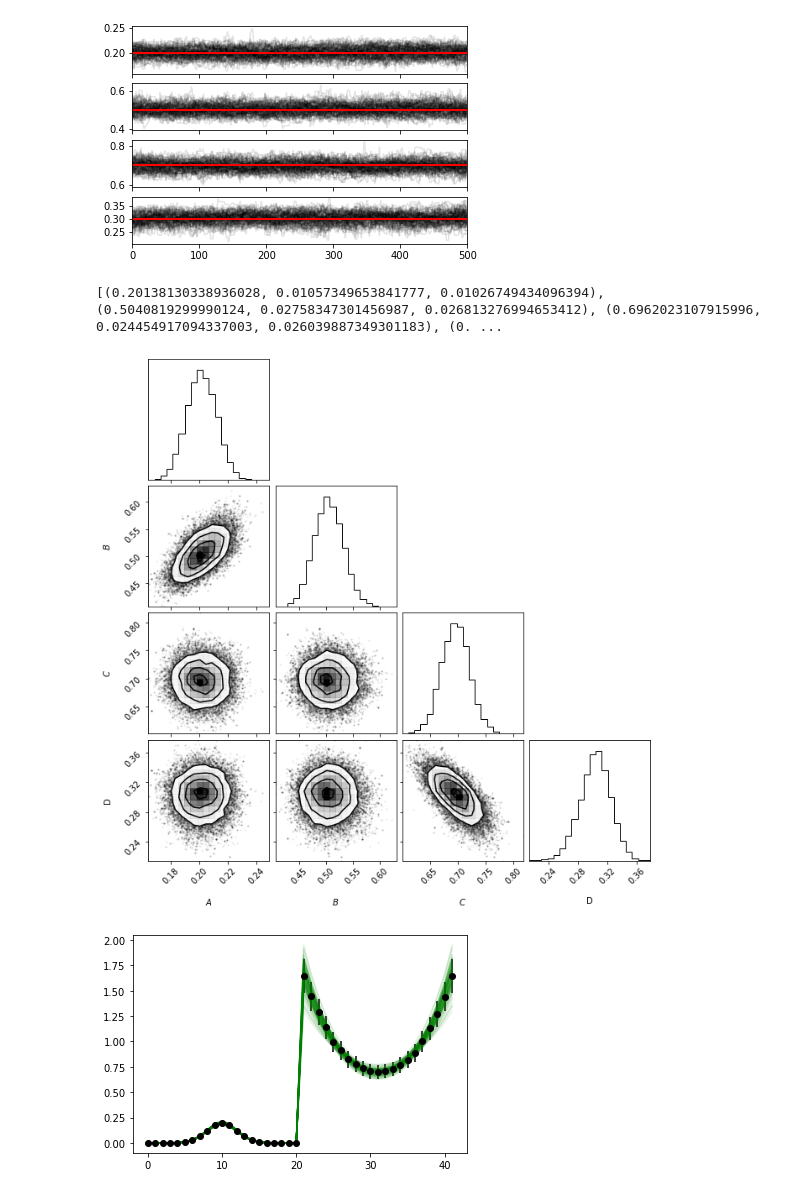
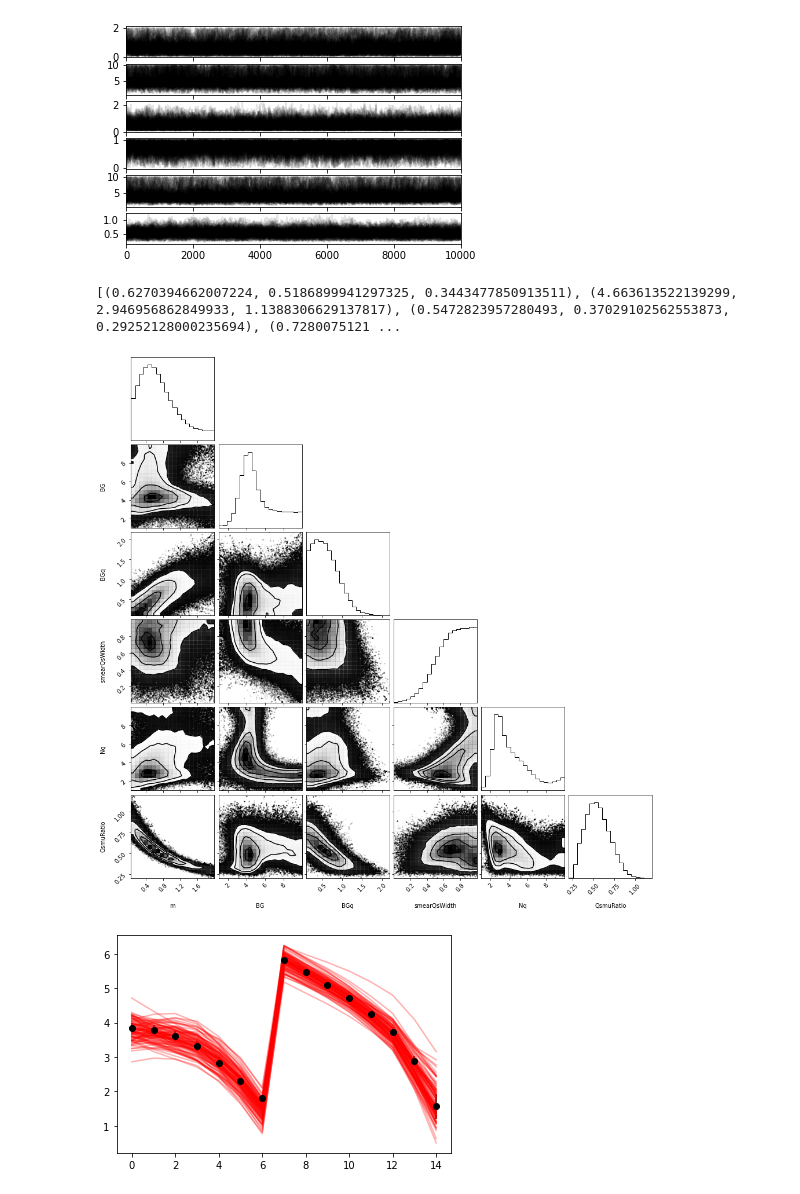
Before and after one commit to chunshen1987/bayesian_analysis, a Jupyter notebook: jupyter_notebook/Run_BayesianAnalysis.ipynb, the cells around one changed output. Cells and saved outputs as stored; diff of their text form; code cells hidden in the pictures.

```diff
--- a/jupyter_notebook/Run_BayesianAnalysis.ipynb
+++ b/jupyter_notebook/Run_BayesianAnalysis.ipynb
@@ -16,9 +16,9 @@ from src import workdir, parse_model_parameter_file
 from src.emulator import Emulator
 from src.mcmc import Chain
 # %%
-exp_path = "../test/pseudo_expdata.txt"
-model_par = "../model_parameter_dict_examples/ABCD.txt"
-training_set = "../test/model_results"
+exp_path = "../expdata/expdata.txt"
+model_par = "../model_parameter_dict_examples/IPGlasmaDiffraction.txt"
+training_set = "../training_data"
 mymcmc = Chain(expdata_path=exp_path, model_parafile=model_par,
                training_data_path=training_set)
 # %% [output]
@@ -49,7 +44,7 @@ Increase the number of iterations (max_iter) or scale the data as shown in:
 # %%
-nsteps = 500
+nsteps = 10000
 nwalkers = 100
-nburnsteps = 200
+nburnsteps = 2000
 status = None
 mymcmc.run_mcmc(nsteps=nsteps, nburnsteps=nburnsteps,
                 nwalkers=nwalkers, status=status)
@@ -73,5 +68,5 @@ mymcmc.run_mcmc(nsteps=nsteps, nburnsteps=nburnsteps,
 [INFO][mcmc] writing chain to file
-[figure, old version]
+[figure, new version]
-[(0.20138130338936028, 0.01057349653841777, 0.01026749434096394), (0.5040819299990124, 0.02758347301456987, 0.026813276994653412), (0.6962023107915996, 0.024454917094337003, 0.026039887349301183), (0. ...
+[(0.6270394662007224, 0.5186899941297325, 0.3443477850913511), (4.663613522139299, 2.946956862849933, 1.1388306629137817), (0.5472823957280493, 0.37029102562553873, 0.29252128000235694), (0.7280075121 ...
-[figure, old version]
+[figure, new version]
-[figure, old version]
+[figure, new version]
```
Also changed, not shown: parts of 2 cells of this notebook, 2 other files.
